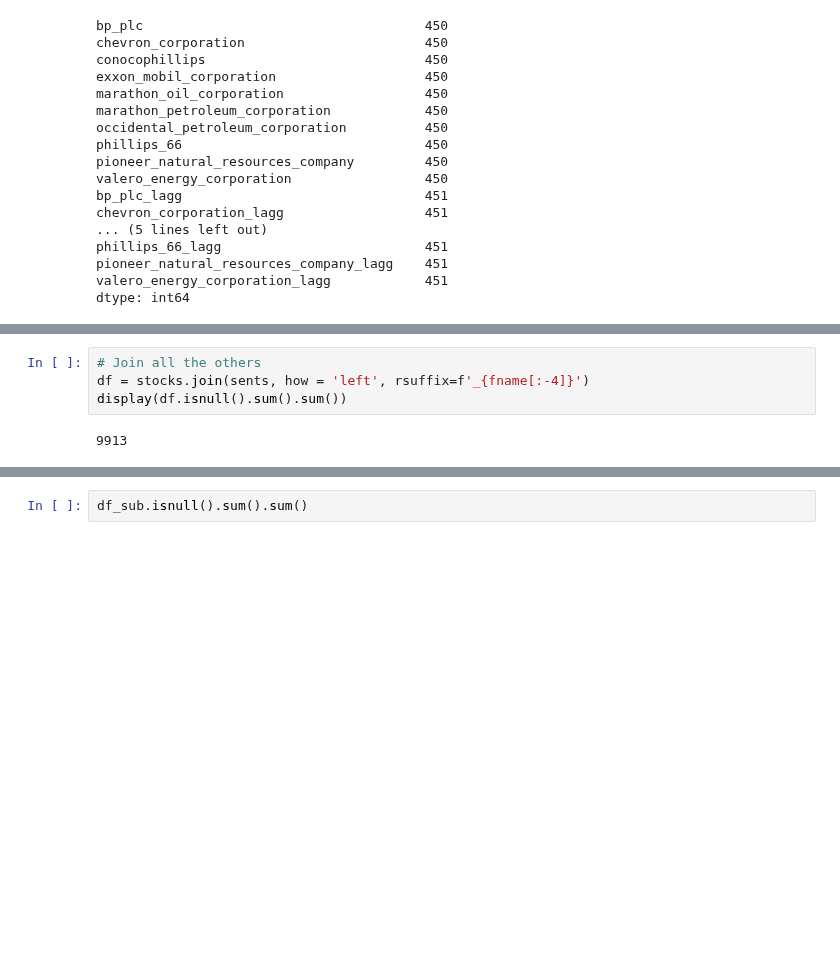
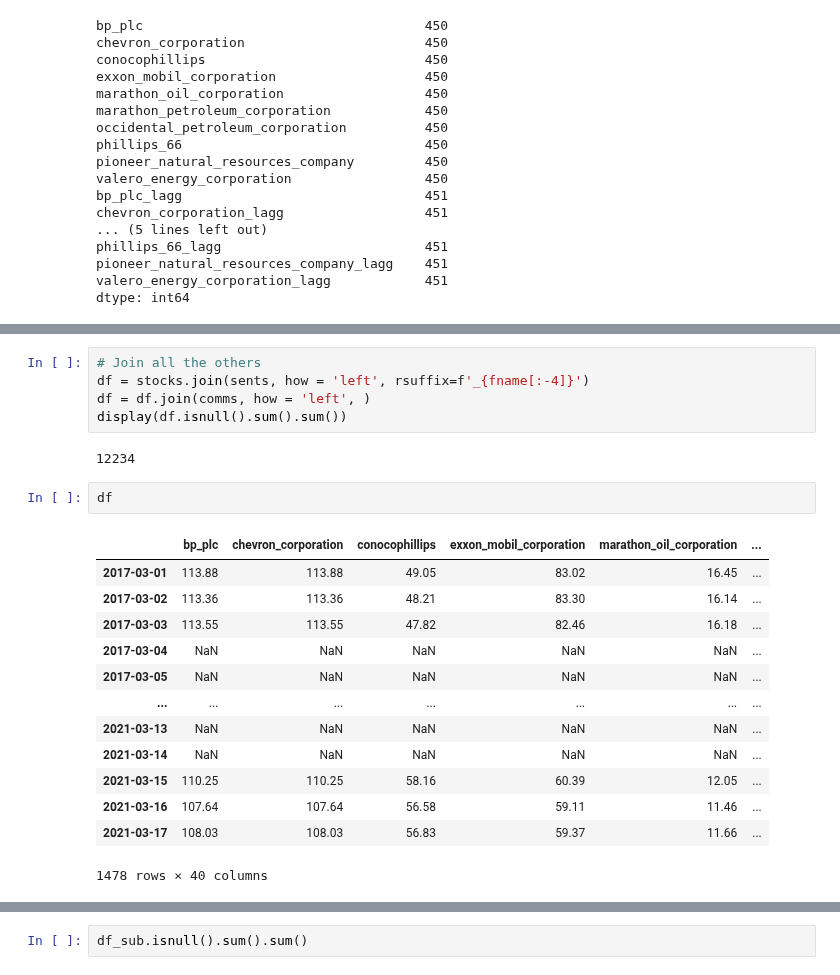
Before and after one commit to griffinwt/Hackathon_March2021, a Jupyter notebook: code/Model-Tuning-Brandon/Model-Tuning.ipynb, the cells around one changed output, grey strips where cells are left out. Saved outputs shown, nothing was run; the diff lists cells and outputs as text; blank space fills up the shorter version.

```diff
--- a/code/Model-Tuning-Brandon/Model-Tuning.ipynb
+++ b/code/Model-Tuning-Brandon/Model-Tuning.ipynb
@@ -145,9 +166,26 @@ dtype: int64
 # %%
 # Join all the others
 df = stocks.join(sents, how = 'left', rsuffix=f'_{fname[:-4]}')
+df = df.join(comms, how = 'left', )
 display(df.isnull().sum().sum())
 # %% [output]
-9913
+12234
+# %%
+df
+# %% [output]
+|  | bp_plc | chevron_corporation | conocophillips | exxon_mobil_corporation | marathon_oil_corporation | ... |
+| 2017-03-01 | 113.88 | 113.88 | 49.05 | 83.02 | 16.45 | ... |
+| 2017-03-02 | 113.36 | 113.36 | 48.21 | 83.30 | 16.14 | ... |
+| 2017-03-03 | 113.55 | 113.55 | 47.82 | 82.46 | 16.18 | ... |
+| 2017-03-04 | NaN | NaN | NaN | NaN | NaN | ... |
+| 2017-03-05 | NaN | NaN | NaN | NaN | NaN | ... |
+| ... | ... | ... | ... | ... | ... | ... |
+| 2021-03-13 | NaN | NaN | NaN | NaN | NaN | ... |
+| 2021-03-14 | NaN | NaN | NaN | NaN | NaN | ... |
+| 2021-03-15 | 110.25 | 110.25 | 58.16 | 60.39 | 12.05 | ... |
+| 2021-03-16 | 107.64 | 107.64 | 56.58 | 59.11 | 11.46 | ... |
+| 2021-03-17 | 108.03 | 108.03 | 56.83 | 59.37 | 11.66 | ... |
+1478 rows × 40 columns
 # %%
 # To use ARIMA we must have evenly spaced data which means we must impute data
 df.fillna(method='ffill', inplace =True)
```
Also changed, not shown: parts of 13 cells of this notebook, 6 other files.
